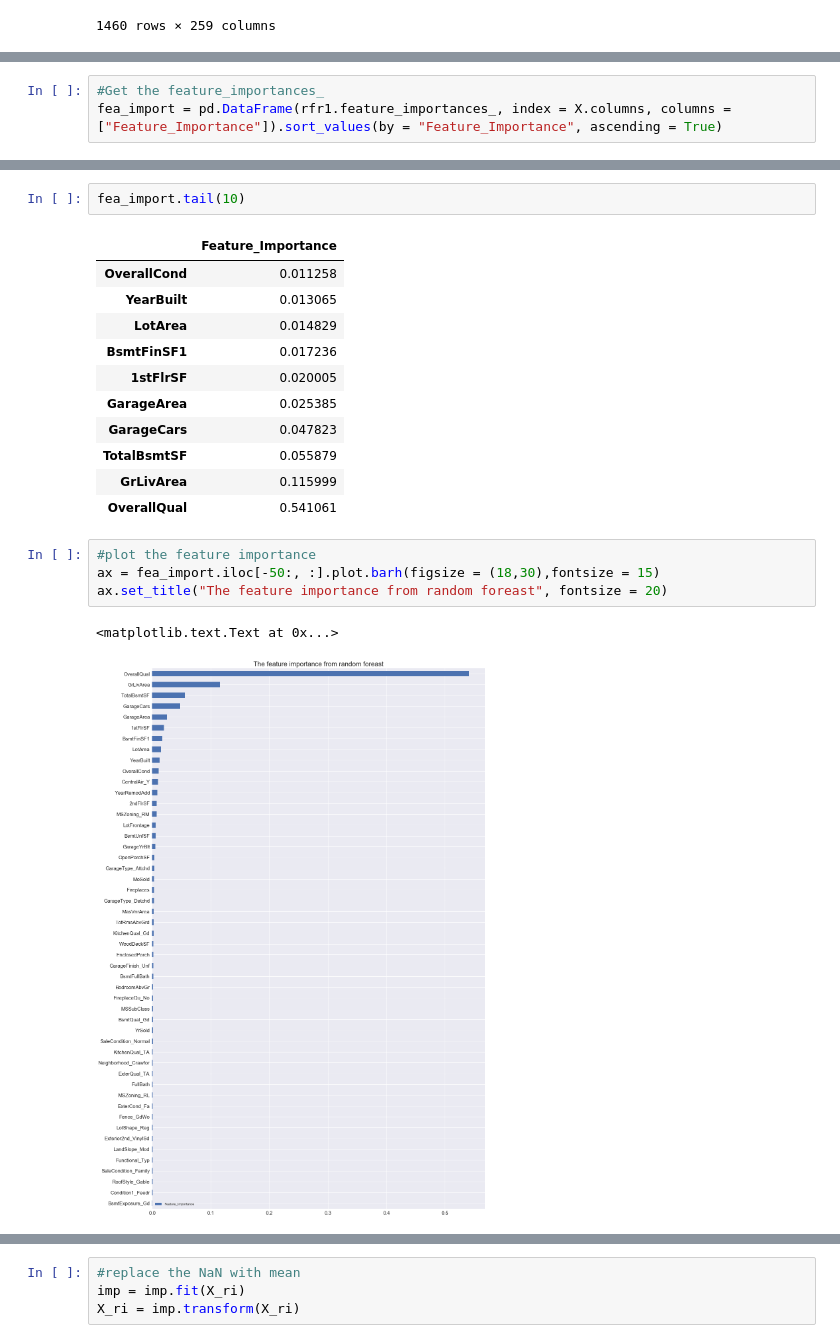
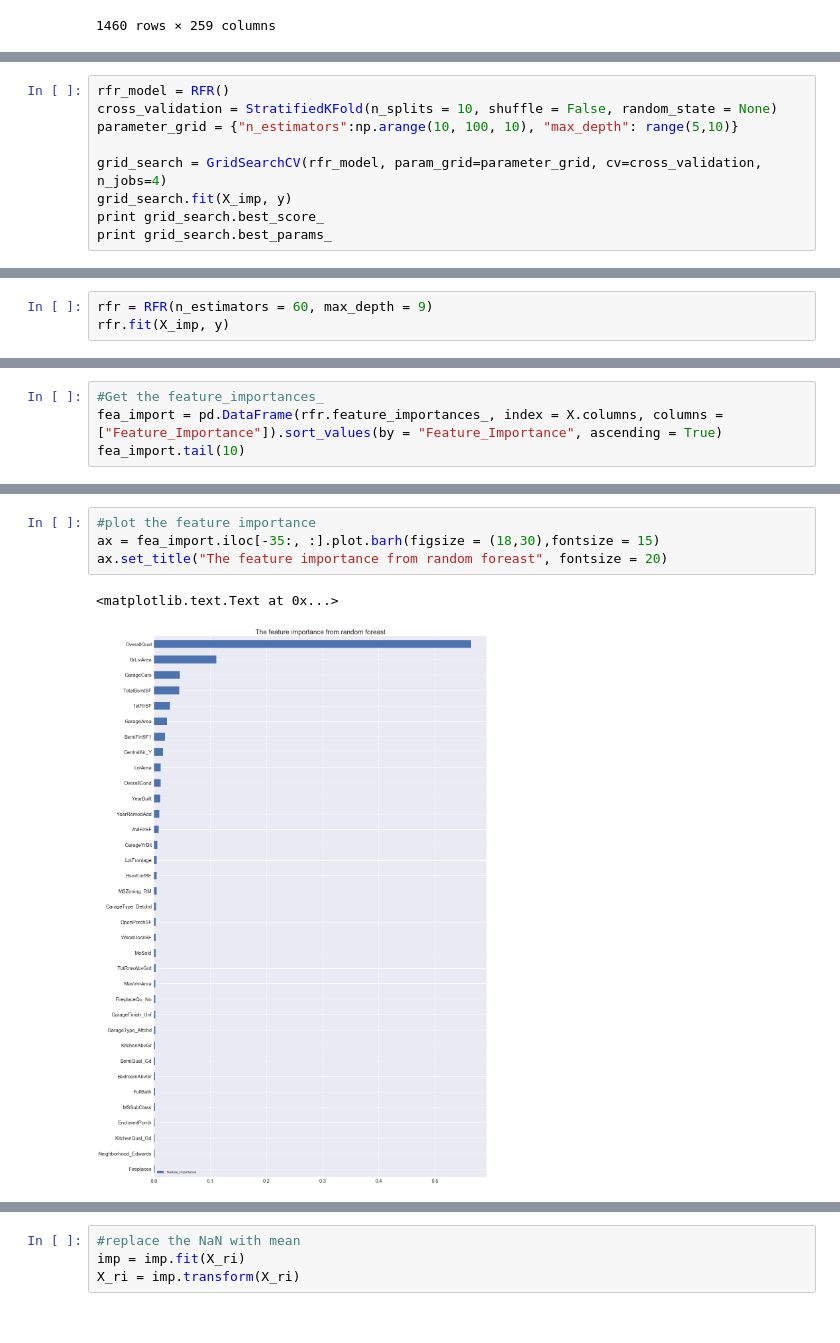
Before and after one commit to verali0816/141C_kaggle, a Jupyter notebook: Model fit.ipynb, the cells around one changed output, grey strips where cells are left out. Cells and saved outputs as stored; diff of their text form.

```diff
--- a/Model fit.ipynb
+++ b/Model fit.ipynb
@@ -142,0 +114,9 @@ RandomForestRegressor(bootstrap=True, criterion='mse', max_depth=None,
+# %%
+rfr_model = RFR()
+cross_validation = StratifiedKFold(n_splits = 10, shuffle = False, random_state = None)
+parameter_grid = {"n_estimators":np.arange(10, 100, 10), "max_depth": range(5,10)}
+
+grid_search = GridSearchCV(rfr_model, param_grid=parameter_grid, cv=cross_validation, n_jobs=4)
+grid_search.fit(X_imp, y)
+print grid_search.best_score_
+print grid_search.best_params_
@@ -142,0 +130,3 @@ RandomForestRegressor(bootstrap=True, criterion='mse', max_depth=None,
+# %%
+rfr = RFR(n_estimators = 60, max_depth = 9)
+rfr.fit(X_imp, y)
@@ -143,3 +139,4 @@ RandomForestRegressor(bootstrap=True, criterion='mse', max_depth=None,
 # %%
 #Get the feature_importances_
-fea_import = pd.DataFrame(rfr1.feature_importances_, index = X.columns, columns = ["Feature_Importance"]).sort_values(by = "Feature_Importance", ascending = True)
+fea_import = pd.DataFrame(rfr.feature_importances_, index = X.columns, columns = ["Feature_Importance"]).sort_values(by = "Feature_Importance", ascending = True)
+fea_import.tail(10)
@@ -146,22 +155,8 @@ fea_import = pd.DataFrame(rfr1.feature_importances_, index = X.columns, columns
-# %%
-fea_import.tail(10)
-# %% [output]
-|  | Feature_Importance |
-| OverallCond | 0.011258 |
-| YearBuilt | 0.013065 |
-| LotArea | 0.014829 |
-| BsmtFinSF1 | 0.017236 |
-| 1stFlrSF | 0.020005 |
-| GarageArea | 0.025385 |
-| GarageCars | 0.047823 |
-| TotalBsmtSF | 0.055879 |
-| GrLivArea | 0.115999 |
-| OverallQual | 0.541061 |
 # %%
 #plot the feature importance
-ax = fea_import.iloc[-50:, :].plot.barh(figsize = (18,30),fontsize = 15)
+ax = fea_import.iloc[-35:, :].plot.barh(figsize = (18,30),fontsize = 15)
 ax.set_title("The feature importance from random foreast", fontsize = 20)
 # %% [output]
 <matplotlib.text.Text at 0x...>
-[figure, old version]
+[figure, new version]
 # %%
```
Also changed, not shown: parts of 29 cells of this notebook, 6 other files.
